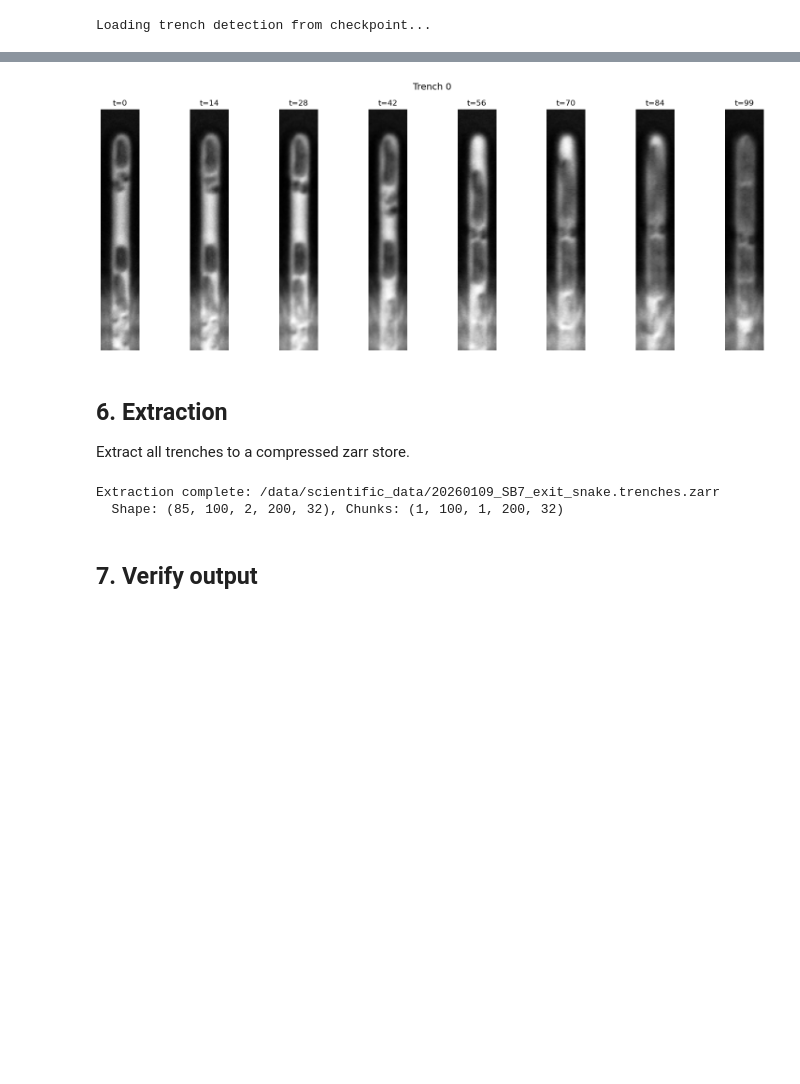
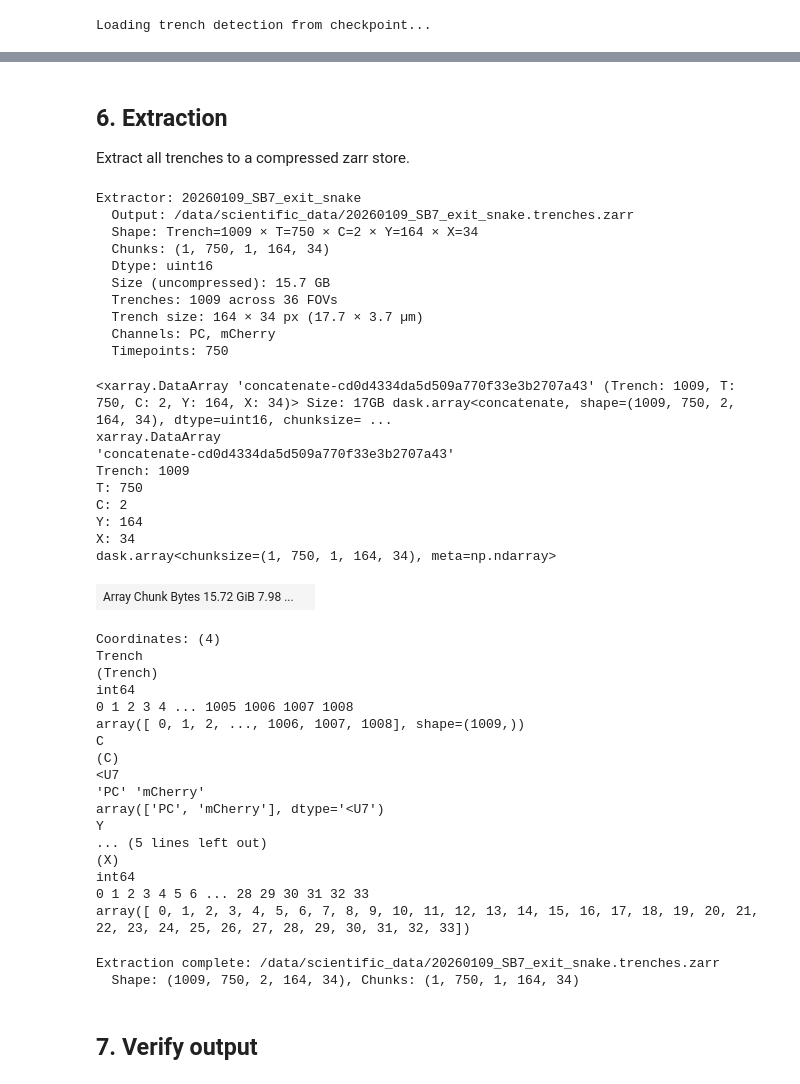
Before and after one commit to georgeoshardo/PyMMM, a Jupyter notebook: notebooks/example_pipeline.ipynb, the cells around one changed output, grey strips where cells are left out. Saved outputs shown, nothing was run; the diff lists cells and outputs as text; code cells hidden in the pictures; blank space fills up the shorter version.

```diff
--- a/notebooks/example_pipeline.ipynb
+++ b/notebooks/example_pipeline.ipynb
@@ -177,21 +192,60 @@ trench_det.get_trench_table()
 # %%
 # Preview a single trench before full extraction
-from pymmm.plotting import plot_trench_preview
-preview = trench_det_extractor_preview = Extractor(exp, reg, trench_det)
-single = preview.extract_single_trench(trench_id=0)
-plot_trench_preview(single, trench_id=0, n_frames=8)
+#from pymmm.plotting import plot_trench_preview
+#preview = trench_det_extractor_preview = Extractor(exp, reg, trench_det)
+#single = preview.extract_single_trench(trench_id=0)
+#plot_trench_preview(single, trench_id=0, n_frames=8)
-# %% [output]
-[figure, removed]
 # %% [markdown]
 ## 6. Extraction
 
 Extract all trenches to a compressed zarr store.
+# %%
+extractor = Extractor(exp, reg, trench_det)
+print(extractor)  # dimensions, chunks, size estimate
+extractor.preview()
+# %% [output]
+Extractor: 20260109_SB7_exit_snake
+  Output: /data/scientific_data/20260109_SB7_exit_snake.trenches.zarr
+  Shape: Trench=1009 × T=750 × C=2 × Y=164 × X=34
+  Chunks: (1, 750, 1, 164, 34)
+  Dtype: uint16
+  Size (uncompressed): 15.7 GB
+  Trenches: 1009 across 36 FOVs
+  Trench size: 164 × 34 px (17.7 × 3.7 µm)
+  Channels: PC, mCherry
+  Timepoints: 750
+<xarray.DataArray 'concatenate-cd0d4334da5d509a770f33e3b2707a43' (Trench: 1009, T: 750, C: 2, Y: 164, X: 34)> Size: 17GB dask.array<concatenate, shape=(1009, 750, 2, 164, 34), dtype=uint16, chunksize= ...
+xarray.DataArray
+'concatenate-cd0d4334da5d509a770f33e3b2707a43'
+Trench: 1009
+T: 750
+C: 2
+Y: 164
+X: 34
+dask.array<chunksize=(1, 750, 1, 164, 34), meta=np.ndarray>
+| Array Chunk Bytes 15.72 GiB 7.98 ... |  |
+Coordinates: (4)
+Trench
+(Trench)
+int64
+0 1 2 3 4 ... 1005 1006 1007 1008
+array([ 0, 1, 2, ..., 1006, 1007, 1008], shape=(1009,))
+C
+(C)
+<U7
+'PC' 'mCherry'
+array(['PC', 'mCherry'], dtype='<U7')
+Y
+... (5 lines left out)
+(X)
+int64
+0 1 2 3 4 5 6 ... 28 29 30 31 32 33
+array([ 0, 1, 2, 3, 4, 5, 6, 7, 8, 9, 10, 11, 12, 13, 14, 15, 16, 17, 18, 19, 20, 21, 22, 23, 24, 25, 26, 27, 28, 29, 30, 31, 32, 33])
 # %%
-extractor = Extractor(exp, reg, trench_det)
 extractor.extract(compressor='zstd', clevel=9, show_progress=True)
 # %% [output]
 Extraction complete: /data/scientific_data/20260109_SB7_exit_snake.trenches.zarr
-  Shape: (85, 100, 2, 200, 32), Chunks: (1, 100, 1, 200, 32)
+  Shape: (1009, 750, 2, 164, 34), Chunks: (1, 750, 1, 164, 34)
 # %% [markdown]
 ## 7. Verify output
 # %%
```
Also changed, not shown: parts of 14 cells of this notebook, 4 other files.
